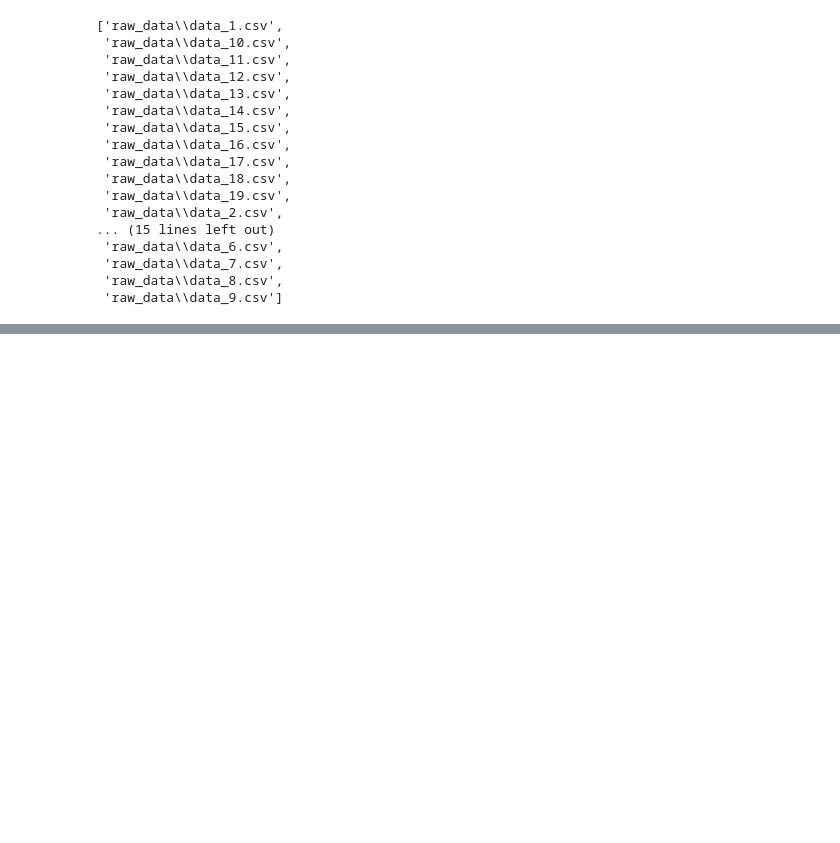
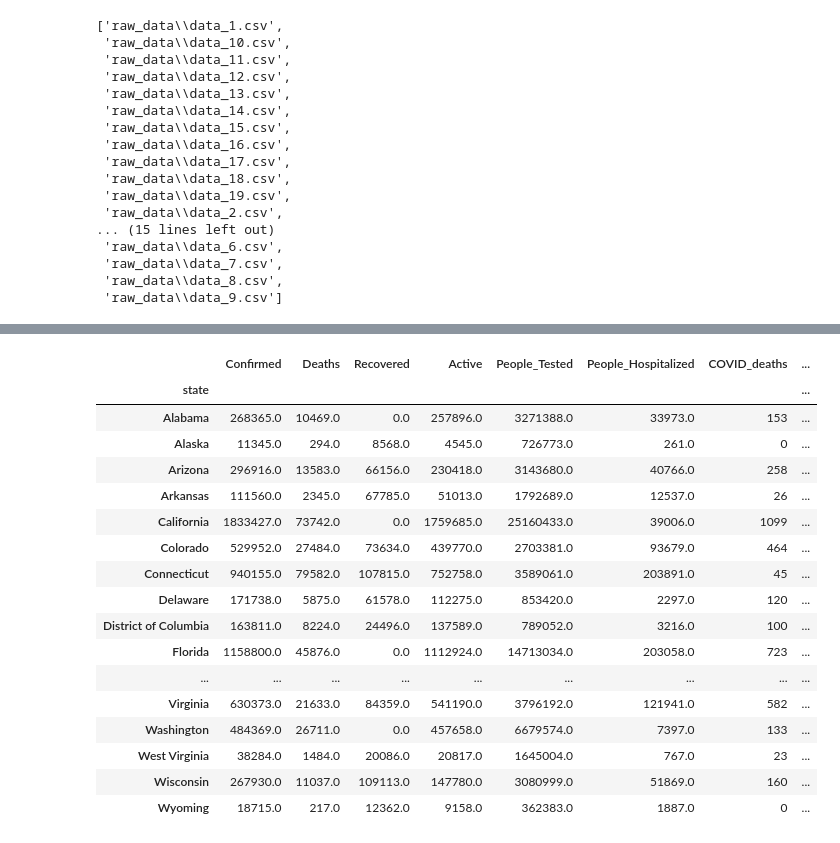
Before and after one commit to nmanduri999/ETL_project, a Jupyter notebook: john_hopkins.ipynb, the cells around one changed output, grey strips where cells are left out. Drawn from its saved outputs; the diff is of its cells as text; code cells hidden in the pictures; blank space fills up the shorter version.

```diff
--- a/john_hopkins.ipynb
+++ b/john_hopkins.ipynb
@@ -65,0 +58,4 @@ df1
+# %%
+#Drop the only column for rows that contains another data type  besides Nan
+df1=df.drop(columns= ['filename'])
+df1
@@ -148,0 +180,5 @@ df4
+# %%
+#Get the teammate data
+cdc_file = "raw_data/cdc_may_group_data.csv"
+cdc_file_df = pd.read_csv(cdc_file)
+cdc_file_df.head()
@@ -148,0 +195,24 @@ df4
+# %%
+#Merge the two dataframes
+combined_data = pd.merge(df4,cdc_file_df, on='state')
+combined_data.set_index("state", inplace=True)
+combined_data
+# %% [output]
+|  | Confirmed | Deaths | Recovered | Active | People_Tested | People_Hospitalized | COVID_deaths | ... |
+| state |  |  |  |  |  |  |  | ... |
+| Alabama | 268365.0 | 10469.0 | 0.0 | 257896.0 | 3271388.0 | 33973.0 | 153 | ... |
+| Alaska | 11345.0 | 294.0 | 8568.0 | 4545.0 | 726773.0 | 261.0 | 0 | ... |
+| Arizona | 296916.0 | 13583.0 | 66156.0 | 230418.0 | 3143680.0 | 40766.0 | 258 | ... |
+| Arkansas | 111560.0 | 2345.0 | 67785.0 | 51013.0 | 1792689.0 | 12537.0 | 26 | ... |
+| California | 1833427.0 | 73742.0 | 0.0 | 1759685.0 | 25160433.0 | 39006.0 | 1099 | ... |
+| Colorado | 529952.0 | 27484.0 | 73634.0 | 439770.0 | 2703381.0 | 93679.0 | 464 | ... |
+| Connecticut | 940155.0 | 79582.0 | 107815.0 | 752758.0 | 3589061.0 | 203891.0 | 45 | ... |
+| Delaware | 171738.0 | 5875.0 | 61578.0 | 112275.0 | 853420.0 | 2297.0 | 120 | ... |
+| District of Columbia | 163811.0 | 8224.0 | 24496.0 | 137589.0 | 789052.0 | 3216.0 | 100 | ... |
+| Florida | 1158800.0 | 45876.0 | 0.0 | 1112924.0 | 14713034.0 | 203058.0 | 723 | ... |
+| ... | ... | ... | ... | ... | ... | ... | ... | ... |
+| Virginia | 630373.0 | 21633.0 | 84359.0 | 541190.0 | 3796192.0 | 121941.0 | 582 | ... |
+| Washington | 484369.0 | 26711.0 | 0.0 | 457658.0 | 6679574.0 | 7397.0 | 133 | ... |
+| West Virginia | 38284.0 | 1484.0 | 20086.0 | 20817.0 | 1645004.0 | 767.0 | 23 | ... |
+| Wisconsin | 267930.0 | 11037.0 | 109113.0 | 147780.0 | 3080999.0 | 51869.0 | 160 | ... |
+| Wyoming | 18715.0 | 217.0 | 12362.0 | 9158.0 | 362383.0 | 1887.0 | 0 | ... |
```
Also changed, not shown: parts of 19 cells of this notebook, 1 other file.
